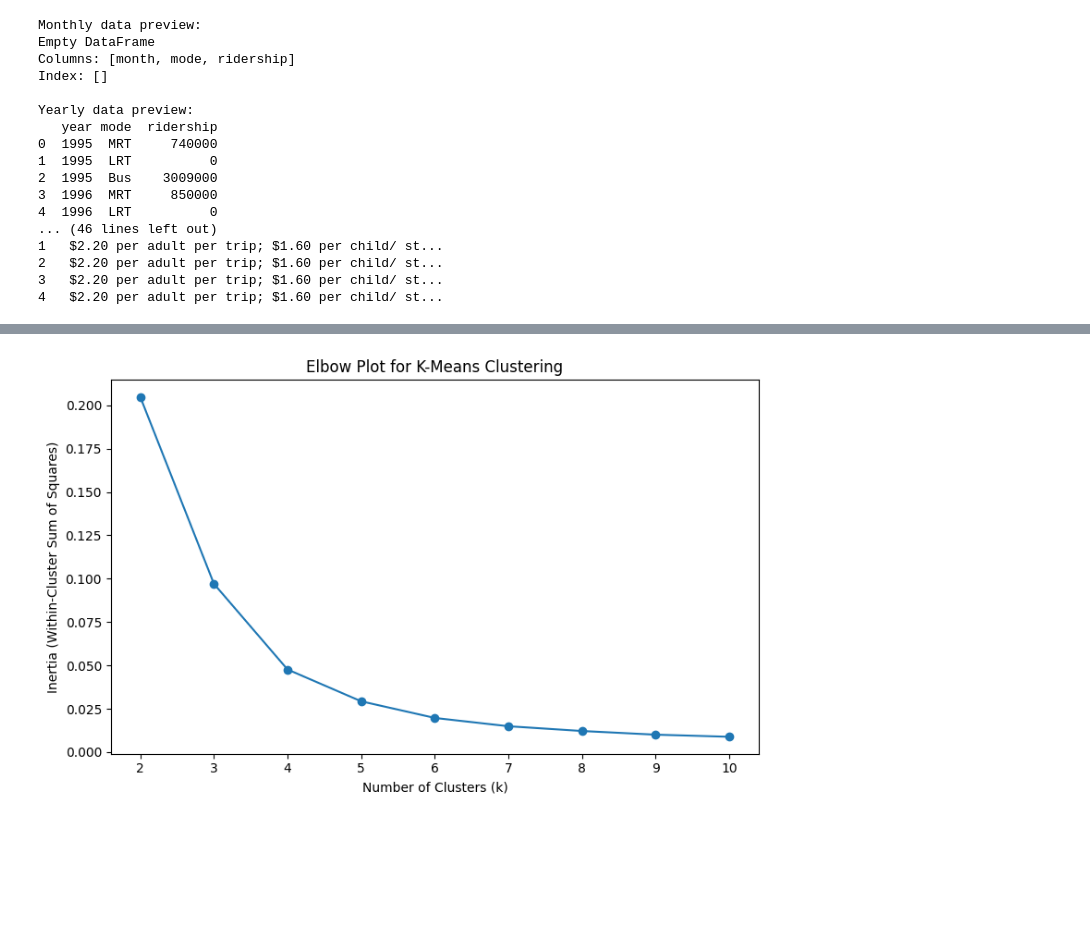
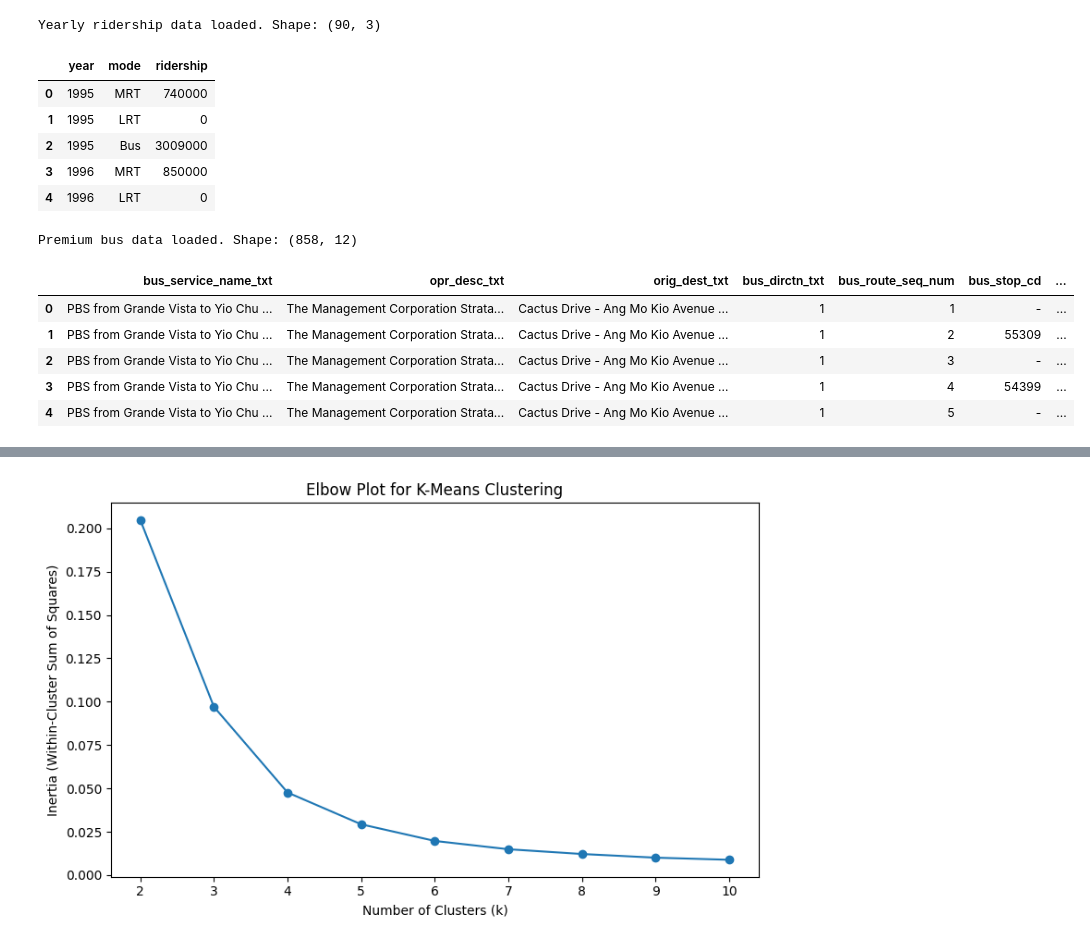
Before and after one commit to fdmy2713-dotcom/MSc-in-Data-Science, a Jupyter notebook: Farah_ADS1_Assessment_2_Clustering_and_Fitting.ipynb, the cells around one changed output, grey strips where cells are left out. Saved outputs shown, nothing was run; the diff lists cells and outputs as text; code cells hidden in the pictures; blank space fills up the shorter version.

```diff
--- a/Farah_ADS1_Assessment_2_Clustering_and_Fitting.ipynb
+++ b/Farah_ADS1_Assessment_2_Clustering_and_Fitting.ipynb
@@ -268,37 +334,32 @@ def plot_linear_regression_fit(model, X, y, mode_filter=None):
 # %%
 # ============================================
 # Cell 2 – Load data (run this after Cell 1)
 # ============================================
 
-df_monthly = load_monthly_ridership()
+from IPython.display import display  # for nice tables in Colab
+
 df_yearly = load_yearly_ridership()
 df_premium = load_premium_bus()
 
-print("Monthly data preview:")
-print(df_monthly.head(), "\n")
+print("Yearly ridership data loaded. Shape:", df_yearly.shape)
+display(df_yearly.head())
 
-print("Yearly data preview:")
-print(df_yearly.head(), "\n")
-
-print("Premium bus data preview:")
-print(df_premium.head())
+print("\nPremium bus data loaded. Shape:", df_premium.shape)
+display(df_premium.head())
 # %% [output]
-Monthly data preview:
-Empty DataFrame
-Columns: [month, mode, ridership]
-Index: []
-
-Yearly data preview:
-   year mode  ridership
-0  1995  MRT     740000
-1  1995  LRT          0
-2  1995  Bus    3009000
-3  1996  MRT     850000
-4  1996  LRT          0
-... (46 lines left out)
-1   $2.20 per adult per trip; $1.60 per child/ st...
-2   $2.20 per adult per trip; $1.60 per child/ st...
-3   $2.20 per adult per trip; $1.60 per child/ st...
-4   $2.20 per adult per trip; $1.60 per child/ st...
+Yearly ridership data loaded. Shape: (90, 3)
+|  | year | mode | ridership |
+| 0 | 1995 | MRT | 740000 |
+| 1 | 1995 | LRT | 0 |
+| 2 | 1995 | Bus | 3009000 |
+| 3 | 1996 | MRT | 850000 |
+| 4 | 1996 | LRT | 0 |
+Premium bus data loaded. Shape: (858, 12)
+|  | bus_service_name_txt | opr_desc_txt | orig_dest_txt | bus_dirctn_txt | bus_route_seq_num | bus_stop_cd | ... |
+| 0 | PBS from Grande Vista to Yio Chu ... | The Management Corporation Strata... | Cactus Drive - Ang Mo Kio Avenue ... | 1 | 1 | - | ... |
+| 1 | PBS from Grande Vista to Yio Chu ... | The Management Corporation Strata... | Cactus Drive - Ang Mo Kio Avenue ... | 1 | 2 | 55309 | ... |
+| 2 | PBS from Grande Vista to Yio Chu ... | The Management Corporation Strata... | Cactus Drive - Ang Mo Kio Avenue ... | 1 | 3 | - | ... |
+| 3 | PBS from Grande Vista to Yio Chu ... | The Management Corporation Strata... | Cactus Drive - Ang Mo Kio Avenue ... | 1 | 4 | 54399 | ... |
+| 4 | PBS from Grande Vista to Yio Chu ... | The Management Corporation Strata... | Cactus Drive - Ang Mo Kio Avenue ... | 1 | 5 | - | ... |
 # %%
 # ============================================
```
Also changed, not shown: parts of 9 cells of this notebook.
